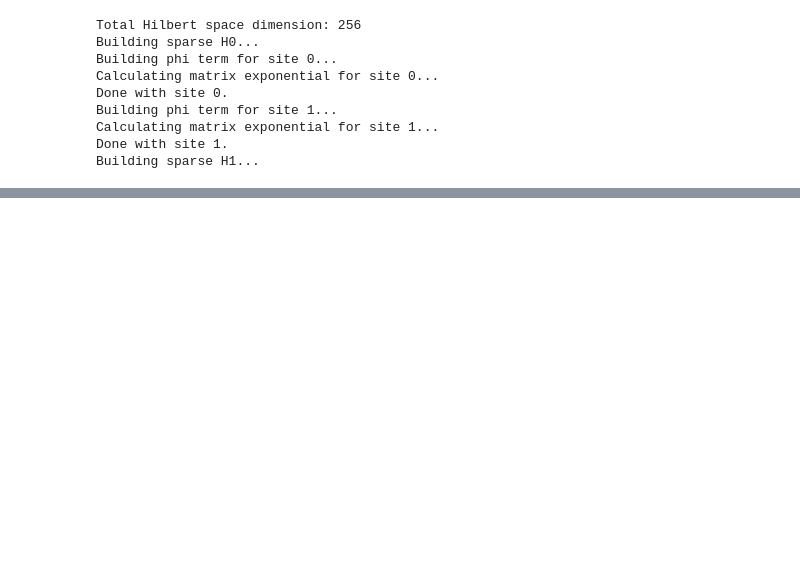
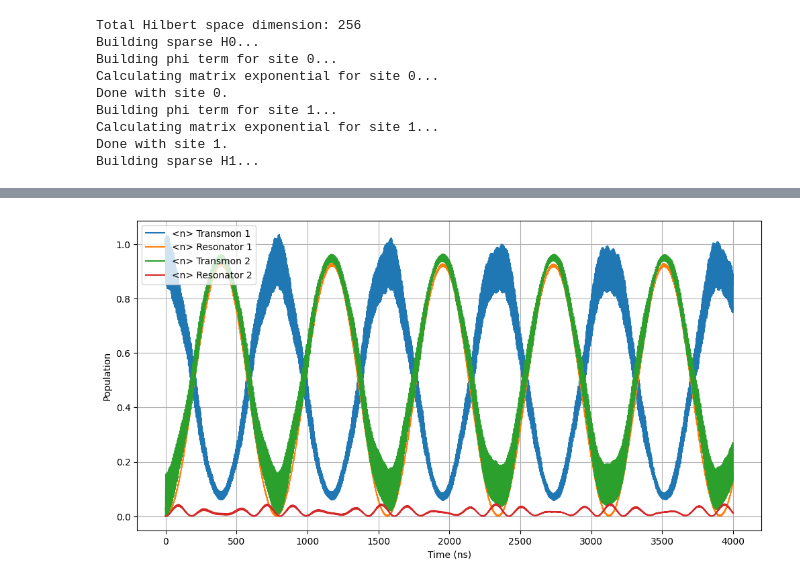
Before and after one commit to GonReina/QLearn, a Jupyter notebook: ODEs/solver_battle.ipynb, the cells around one changed output, grey strips where cells are left out. Cells and saved outputs as stored; diff of their text form; code cells hidden in the pictures; blank space fills up the shorter version.

```diff
--- a/ODEs/solver_battle.ipynb
+++ b/ODEs/solver_battle.ipynb
@@ -265,0 +352,94 @@ Building sparse H1...
+# %%
+# Simulation settings
+sim_length = params['sim_length']
+usteps = params['usteps']
+N = params['N']
+n_max_transmon = params['n_max_transmon']
+n_max_resonator = params['n_max_resonator']
+
+# Physical constants
+eta = float(params['eta'])
+nu = eval(str(params['nu']))
+delta = eval(str(params['delta']))
+de = float(params['de']) * delta
+wq = eval(str(params['wq']))
+
+W = eta * (wq**2 - (nu - delta)**2) / (2 * wq)
+nu_delta = nu - delta
+period = 2 * np.pi / nu_delta
+
+# Number of steps for one period propagation
+usteps = int(params['usteps'])
+
+# --- Set up Time List for one period ---
+tlist_one_period = np.linspace(0, period, usteps)
+
+# Calculate the step size used for evaluation points
+U_dt = tlist_one_period[1] - tlist_one_period[0]
+params['U_dt'] = U_dt
+
+# --- Set up stroboscopic time list for full evolution ---
+tUsteps = int(sim_length / period)
+tlist = np.linspace(0, tUsteps * period, tUsteps + 1)
+params['sim_dt'] = period
+
+# --- System Definition ---
+dims = [n_max_transmon if i % 2 == 0 else n_max_resonator for i in range(2 * N)]
+D_total = np.prod(dims)
+D_sq = D_total * D_total
+UT = sparse_identity(D_total, dtype=np.complex128, format='csc')
+
+
+# Initial state is the flattened identity matrix
+I_flat = sparse_eye(D_total, D_total, dtype=np.complex128, format='csc').toarray().flatten(order='F')
+y0_real = np.concatenate([I_flat.real, I_flat.imag])
+
+# Record time taken
+start_time = time.time()
+
+# Run 4th order Runge Kutta with fixed step size
+print('Starting unitary propagation')
+y0_current = y0_real.copy()
+for i in np.arange(usteps - 1):
+
+    k1 = propagator_ode_real(i*U_dt, y0_current, H0, H1, W, nu_delta, D_total)
+    k2 = propagator_ode_real((i+1/2)*U_dt, y0_current+U_dt*k1/2, H0, H1, W, nu_delta, D_total)
+    k3 = propagator_ode_real((i+1/2)*U_dt, y0_current+U_dt*k2/2, H0, H1, W, nu_delta, D_total)
+    k4 = propagator_ode_real((i+1)*U_dt, y0_current+U_dt*k3, H0, H1, W, nu_delta, D_total)
+
+    y0_current += U_dt*(k1+2*k2+2*k3+k4)/6
+
+u_time = time.time() - start_time
+print(f"Unitary evolution for a single period took {u_time:.2f} seconds")
+print(f"CustomRK4 solver finished, used {usteps} steps")
+# Reconstruct U from y0_real
+print(f"Shape of y0real is {y0_current.shape}")
+y_final = y0_current
+print(f"Last state has dims {y_final.shape}")
+U_flat = y_final[:D_sq] + 1j * y_final[D_sq:]
+print(f"Flat U operator has dims {U_flat.shape}")
+U = U_flat.reshape((D_total, D_total), order='F')
+print(f"Unitary operator has shape {U.shape}")
+
+# Run the time evolution for sim_length
+print("Calculating expectation values...")
+njt = np.zeros((len(tlist), 2 * N))
+psi_t = psi0_vec # Start with the initial state vector
+
+for i, t in enumerate(tlist):
+    # Measure expectation values
+    for j in range(2 * N):
+        op_j = number_ops[j]
+        # <psi|O|psi> = (psi_conj.T) @ O @ psi
+        exp_val = np.conj(psi_t) @ (op_j @ psi_t)
+        njt[i, j] = exp_val.real
+
+    # Evolve state for the next step
+    psi_t = U @ psi_t
+
+total_time = time.time() - start_time
+print(f"\nTotal ODE solver time: {total_time:.2f} seconds")
+
+# Show results
+plot_sim(njt, tlist)
+# %% [output]
@@ -266 +456,2 @@ Building sparse H1...
+[figure, added]
 # %% [markdown]
```
Also changed, not shown: parts of 17 cells of this notebook, 3 other files.
